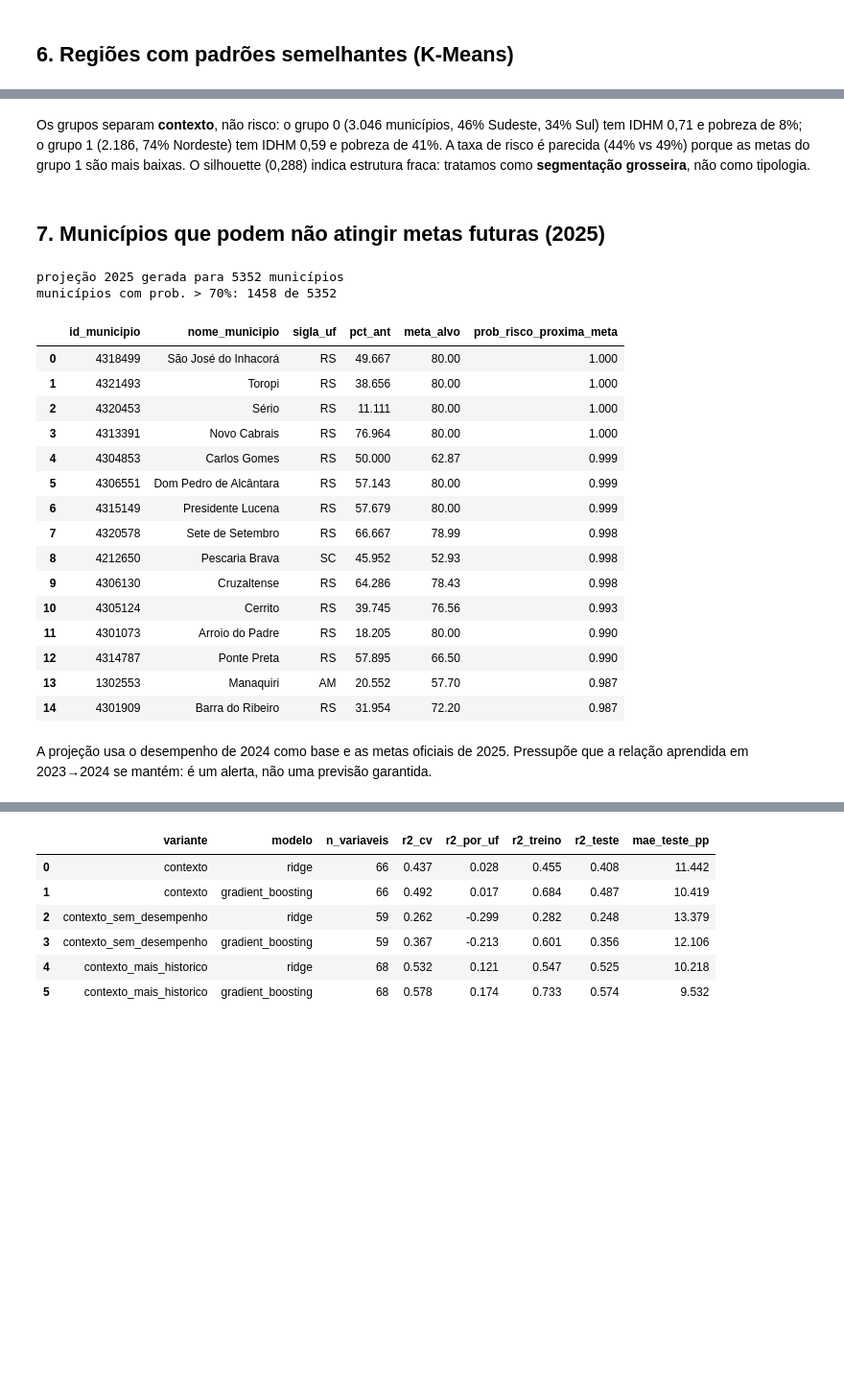
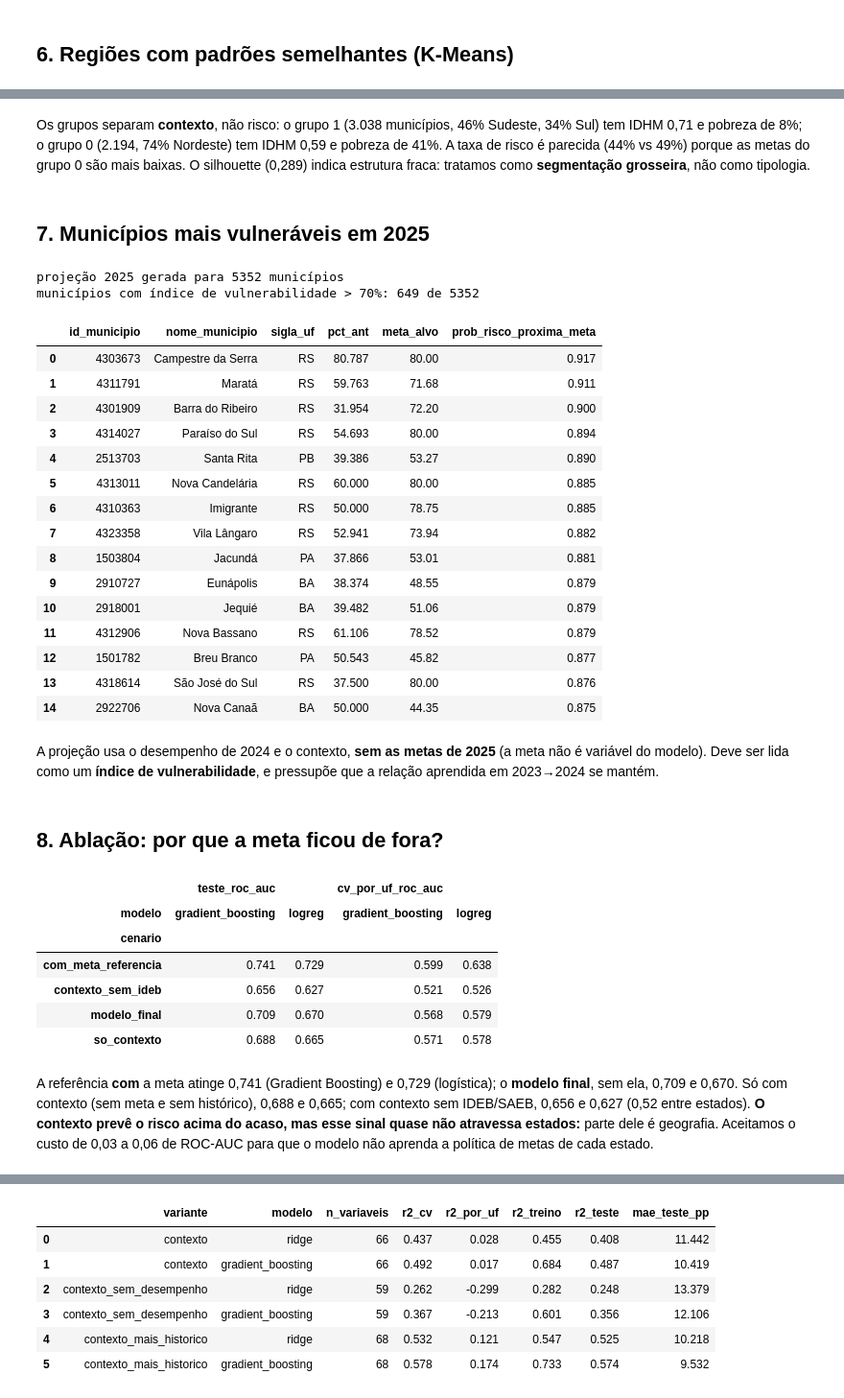
Before and after one commit to arthuralexandre10aa-sys/tech-challenge-fase3, a Jupyter notebook: notebooks/02_modelagem.ipynb, the cells around one changed output, grey strips where cells are left out. Shown at 96% size. Drawn from its saved outputs; the diff is of its cells as text; code cells hidden in the pictures; blank space fills up the shorter version.

```diff
--- a/notebooks/02_modelagem.ipynb
+++ b/notebooks/02_modelagem.ipynb
@@ -154,31 +153,46 @@ display(Image(str(IMAGES / "cluster_pca.png"))); display(Image(str(IMAGES / "clu
 # %% [markdown]
-Os grupos separam **contexto**, não risco: o grupo 0 (3.046 municípios, 46% Sudeste, 34% Sul) tem IDHM 0,71 e pobreza de 8%; o grupo 1 (2.186, 74% Nordeste) tem IDHM 0,59 e pobreza de 41%. A taxa de risco é parecida (44% vs 49%) porque as metas do grupo 1 são mais baixas. O silhouette (0,288) indica estrutura fraca: tratamos como **segmentação grosseira**, não como tipologia.
+Os grupos separam **contexto**, não risco: o grupo 1 (3.038 municípios, 46% Sudeste, 34% Sul) tem IDHM 0,71 e pobreza de 8%; o grupo 0 (2.194, 74% Nordeste) tem IDHM 0,59 e pobreza de 41%. A taxa de risco é parecida (44% vs 49%) porque as metas do grupo 0 são mais baixas. O silhouette (0,289) indica estrutura fraca: tratamos como **segmentação grosseira**, não como tipologia.
 # %% [markdown]
-## 7. Municípios que podem não atingir metas futuras (2025)
+## 7. Municípios mais vulneráveis em 2025
 # %%
 print(R["projecao"])
 proj = pd.read_csv(REPORTS / "projecao_risco_meta_2025.csv")
-print("municípios com prob. > 70%:", int((proj.prob_risco_proxima_meta > 0.7).sum()), "de", len(proj))
+print("municípios com índice de vulnerabilidade > 70%:", int((proj.prob_risco_proxima_meta > 0.7).sum()), "de", len(proj))
 display(proj.head(15).round(3))
 # %% [output]
 projeção 2025 gerada para 5352 municípios
-municípios com prob. > 70%: 1458 de 5352
+municípios com índice de vulnerabilidade > 70%: 649 de 5352
 |  | id_municipio | nome_municipio | sigla_uf | pct_ant | meta_alvo | prob_risco_proxima_meta |
-| 0 | 4318499 | São José do Inhacorá | RS | 49.667 | 80.00 | 1.000 |
-| 1 | 4321493 | Toropi | RS | 38.656 | 80.00 | 1.000 |
-| 2 | 4320453 | Sério | RS | 11.111 | 80.00 | 1.000 |
-| 3 | 4313391 | Novo Cabrais | RS | 76.964 | 80.00 | 1.000 |
-| 4 | 4304853 | Carlos Gomes | RS | 50.000 | 62.87 | 0.999 |
-| 5 | 4306551 | Dom Pedro de Alcântara | RS | 57.143 | 80.00 | 0.999 |
-| 6 | 4315149 | Presidente Lucena | RS | 57.679 | 80.00 | 0.999 |
-| 7 | 4320578 | Sete de Setembro | RS | 66.667 | 78.99 | 0.998 |
-| 8 | 4212650 | Pescaria Brava | SC | 45.952 | 52.93 | 0.998 |
-| 9 | 4306130 | Cruzaltense | RS | 64.286 | 78.43 | 0.998 |
-| 10 | 4305124 | Cerrito | RS | 39.745 | 76.56 | 0.993 |
-| 11 | 4301073 | Arroio do Padre | RS | 18.205 | 80.00 | 0.990 |
-| 12 | 4314787 | Ponte Preta | RS | 57.895 | 66.50 | 0.990 |
-| 13 | 1302553 | Manaquiri | AM | 20.552 | 57.70 | 0.987 |
-| 14 | 4301909 | Barra do Ribeiro | RS | 31.954 | 72.20 | 0.987 |
+| 0 | 4303673 | Campestre da Serra | RS | 80.787 | 80.00 | 0.917 |
+| 1 | 4311791 | Maratá | RS | 59.763 | 71.68 | 0.911 |
+| 2 | 4301909 | Barra do Ribeiro | RS | 31.954 | 72.20 | 0.900 |
+| 3 | 4314027 | Paraíso do Sul | RS | 54.693 | 80.00 | 0.894 |
+| 4 | 2513703 | Santa Rita | PB | 39.386 | 53.27 | 0.890 |
+| 5 | 4313011 | Nova Candelária | RS | 60.000 | 80.00 | 0.885 |
+| 6 | 4310363 | Imigrante | RS | 50.000 | 78.75 | 0.885 |
+| 7 | 4323358 | Vila Lângaro | RS | 52.941 | 73.94 | 0.882 |
+| 8 | 1503804 | Jacundá | PA | 37.866 | 53.01 | 0.881 |
+| 9 | 2910727 | Eunápolis | BA | 38.374 | 48.55 | 0.879 |
+| 10 | 2918001 | Jequié | BA | 39.482 | 51.06 | 0.879 |
+| 11 | 4312906 | Nova Bassano | RS | 61.106 | 78.52 | 0.879 |
+| 12 | 1501782 | Breu Branco | PA | 50.543 | 45.82 | 0.877 |
+| 13 | 4318614 | São José do Sul | RS | 37.500 | 80.00 | 0.876 |
+| 14 | 2922706 | Nova Canaã | BA | 50.000 | 44.35 | 0.875 |
 # %% [markdown]
-A projeção usa o desempenho de 2024 como base e as metas oficiais de 2025. Pressupõe que a relação aprendida em 2023→2024 se mantém: é um alerta, não uma previsão garantida.
+A projeção usa o desempenho de 2024 e o contexto, **sem as metas de 2025** (a meta não é variável do modelo). Deve ser lida como um **índice de vulnerabilidade**, e pressupõe que a relação aprendida em 2023→2024 se mantém.
+# %% [markdown]
+## 8. Ablação: por que a meta ficou de fora?
+# %%
+ab = pd.read_csv(REPORTS / "ablacao_risco.csv")
+display(ab.pivot(index="cenario", columns="modelo", values=["teste_roc_auc", "cv_por_uf_roc_auc"]).round(3))
+# %% [output]
+|  | teste_roc_auc |  | cv_por_uf_roc_auc |  |
+| modelo | gradient_boosting | logreg | gradient_boosting | logreg |
+| cenario |  |  |  |  |
+| com_meta_referencia | 0.741 | 0.729 | 0.599 | 0.638 |
+| contexto_sem_ideb | 0.656 | 0.627 | 0.521 | 0.526 |
+| modelo_final | 0.709 | 0.670 | 0.568 | 0.579 |
+| so_contexto | 0.688 | 0.665 | 0.571 | 0.578 |
+# %% [markdown]
+A referência **com** a meta atinge 0,741 (Gradient Boosting) e 0,729 (logística); o **modelo final**, sem ela, 0,709 e 0,670. Só com contexto (sem meta e sem histórico), 0,688 e 0,665; com contexto sem IDEB/SAEB, 0,656 e 0,627 (0,52 entre estados). **O contexto prevê o risco acima do acaso, mas esse sinal quase não atravessa estados:** parte dele é geografia. Aceitamos o custo de 0,03 a 0,06 de ROC-AUC para que o modelo não aprenda a política de metas de cada estado.
 # %% [markdown]
```
Also changed, not shown: parts of 14 cells of this notebook, 32 other files.
